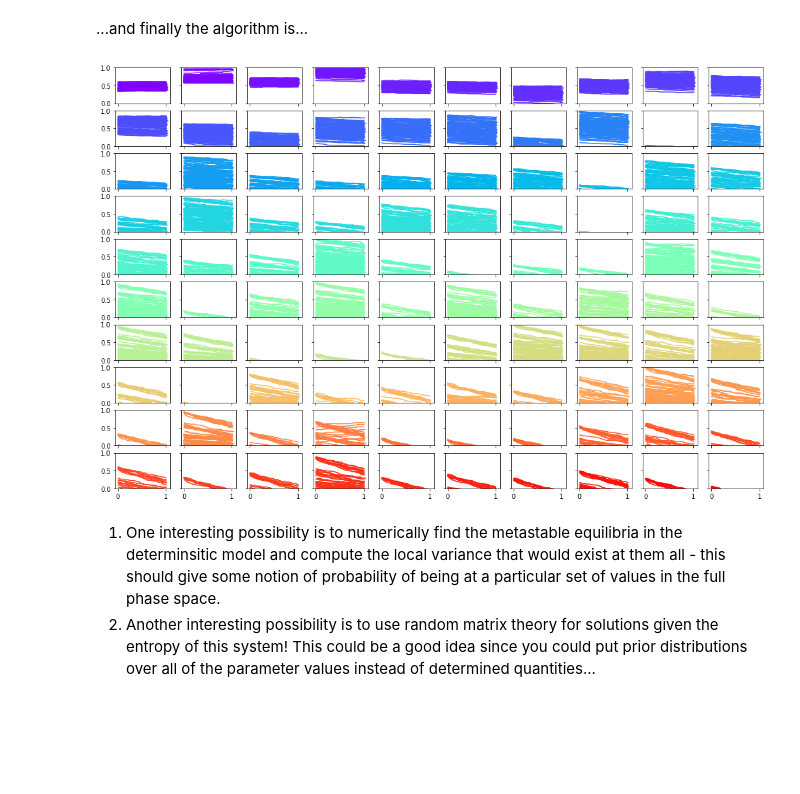
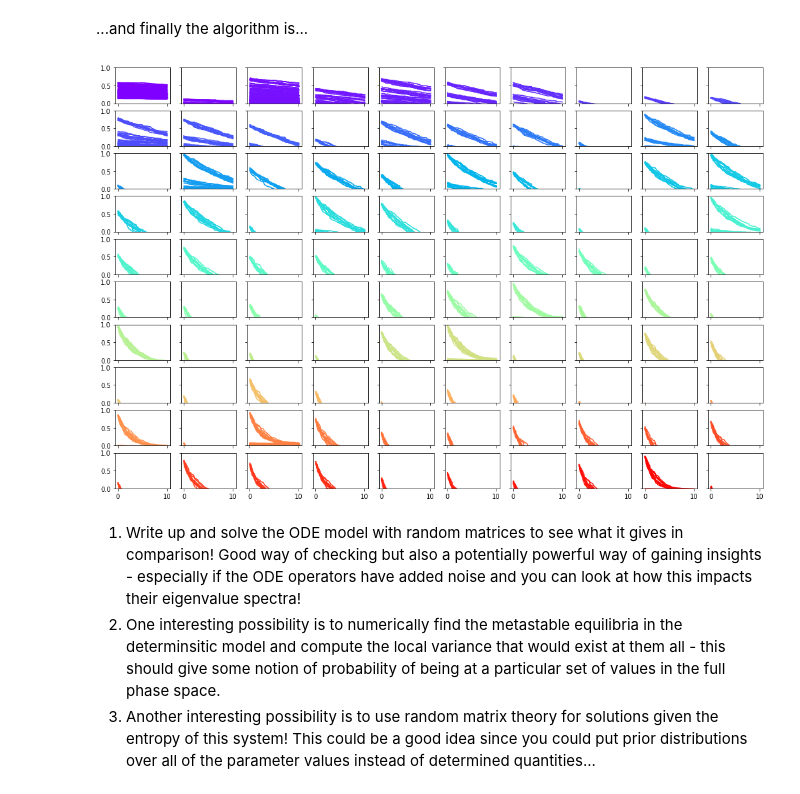
Before and after one commit to umbralcalc/multistatemem, a Jupyter notebook: pneumocode.ipynb, the cells around one changed output. Saved outputs shown, nothing was run; the diff lists cells and outputs as text; code cells hidden in the pictures; blank space fills up the shorter version.

```diff
--- a/pneumocode.ipynb
+++ b/pneumocode.ipynb
@@ -44,8 +44,8 @@ alpha_damping = 0.1
 number_of_realisations = 100
 realisations_per_run = 10                       # Should be a factor of the number of realisations
 time_at_beginning = 0.0                         # In units of years
-time_at_end = 1.0                               # In units of years
-do_nothing_timescale = 0.01                     # In units of years
+time_at_end = 10.0                              # In units of years
+do_nothing_timescale = 0.05                     # In units of years
 
 # Parameters for the output plot stack
 set_number_of_plot_columns = 10
@@ -169,7 +169,8 @@ for n in range(0,number_of_runs):
         elderly_recovery_event_rates = household_elderly_infectives*np.tensordot(np.ones(number_of_households),\
                                        np.tensordot(recovery_rates,np.ones(realisations_per_run),axes=0),axes=0)
 
-        # Calculate the total number of infectives in each household to consistently compute the replacement event rates
+        # Calculate the total number of infectives in each household
+        # to consistently compute the replacement event rates
         total_household_children_infectives = np.swapaxes(np.tensordot(np.sum(household_children_infectives,axis=1),\
                                                           np.ones(number_of_serotypes),axes=0),1,2)
         total_household_adult_infectives = np.swapaxes(np.tensordot(np.sum(household_adult_infectives,axis=1),\
@@ -177,7 +178,8 @@ for n in range(0,number_of_runs):
         total_household_elderly_infectives = np.swapaxes(np.tensordot(np.sum(household_elderly_infectives,axis=1),\
                                                          np.ones(number_of_serotypes),axes=0),1,2)
 
-        # Calculate the total number of suceptibles in each household to consistently compute the new carriage event rates
+        # Calculate the total number of suceptibles in each household
+        # to consistently compute the new carriage event rates
         total_household_children_susceptibles = number_of_children_in_each_household_tensor - \
                                                 total_household_children_infectives
         total_household_adult_susceptibles = number_of_adults_in_each_household_tensor - \
@@ -286,7 +288,7 @@ for n in range(0,number_of_runs):
                                                  np.ones(number_of_serotypes),axes=0)
         children_rec_rate_sum_tot = np.swapaxes(children_rec_rate_sum_tot,1,2)
         children_new_carriage_rate_sum = np.cumsum(children_new_carriage_event_rates,axis=1)
-        children_new_carriage_rate_sum_one_before = np.append(np.zeros((number_of_households,1,realisations_per_run)),\
+        children_new_carriage_rate_sum_one_before=np.append(np.zeros((number_of_households,1,realisations_per_run)),\
                                                               children_new_carriage_rate_sum[:,:-1,:],axis=1)
         children_new_carriage_rate_sum_tot = np.tensordot(np.sum(children_new_carriage_event_rates,axis=1),\
                                                  np.ones(number_of_serotypes),axes=0)
@@ -327,7 +329,8 @@ for n in range(0,number_of_runs):
                                         (((children_new_carriage_rate_sum+\
                                         children_rec_rate_sum_tot)/\
                                         sum_of_children_event_rates_in_each_household > \
-                                        event_realisations)*(event_realisations >= (children_new_carriage_rate_sum_one_before+\
+                                        event_realisations)*(event_realisations >= \
+                                        (children_new_carriage_rate_sum_one_before+\
                                         children_rec_rate_sum_tot)/sum_of_children_event_rates_in_each_household))
         household_children_infectives = household_children_infectives - terminated_realisations_per_run_tensor*\
                                          ((event_realisations < children_rec_rate_sum/\
@@ -336,7 +339,8 @@ for n in range(0,number_of_runs):
                                       (((adult_new_carriage_rate_sum+\
                                         adult_rec_rate_sum_tot)/\
                                         sum_of_adult_event_rates_in_each_household > \
-                                        event_realisations)*(event_realisations >= (adult_new_carriage_rate_sum_one_before+\
+                                        event_realisations)*(event_realisations >= \
+                                        (adult_new_carriage_rate_sum_one_before+\
                                         adult_rec_rate_sum_tot)/sum_of_adult_event_rates_in_each_household))
         household_adult_infectives = household_adult_infectives - terminated_realisations_per_run_tensor*\
                                       ((event_realisations < adult_rec_rate_sum/\
@@ -345,7 +349,8 @@ for n in range(0,number_of_runs):
                                         (((elderly_new_carriage_rate_sum+\
                                           elderly_rec_rate_sum_tot)/\
                                           sum_of_elderly_event_rates_in_each_household > \
-                                          event_realisations)*(event_realisations >= (elderly_new_carriage_rate_sum_one_before+\
+                                          event_realisations)*(event_realisations >= \
+                                         (elderly_new_carriage_rate_sum_one_before+\
                                           elderly_rec_rate_sum_tot)/sum_of_elderly_event_rates_in_each_household))
         household_elderly_infectives = household_elderly_infectives - terminated_realisations_per_run_tensor*\
                                           ((event_realisations < elderly_rec_rate_sum/\
@@ -356,7 +361,8 @@ for n in range(0,number_of_runs):
                                         (((children_new_carriage_rate_sum_tot+\
                                         children_rec_rate_sum_tot+children_replace_rate_sum)/\
                                         sum_of_children_event_rates_in_each_household > \
-                                        event_realisations)*(event_realisations >= (children_new_carriage_rate_sum_tot+\
+                                        event_realisations)*(event_realisations >= \
+                                        (children_new_carriage_rate_sum_tot+\
                                         children_rec_rate_sum_tot+children_replace_rate_sum_one_before)/\
                                         sum_of_children_event_rates_in_each_household))
         household_adult_infectives = household_adult_infectives - terminated_realisations_per_run_tensor*\
@@ -379,11 +385,17 @@ for n in range(0,number_of_runs):
         adult_seroticker_event_rate_before = 0.0
         elderly_seroticker_event_rate_before = 0.0
         for s in range(0,number_of_serotypes):
-            children_seroticker_event_rate = np.tensordot(competition_matrix[0:s+1,:], \
+            children_seroticker_event_rate = (number_of_children_in_each_household_tensor>\
+                                              total_household_children_infectives)*\
+                                              np.tensordot(competition_matrix[0:s+1,:], \
                                              children_new_carriage_event_rates[:,0:s+1,:],axes=([0],[1]))
-            adult_seroticker_event_rate = np.tensordot(competition_matrix[0:s+1,:], \
-                                          adult_new_carriage_event_rates[:,0:s+1,:],axes=([0],[1]))
-            elderly_seroticker_event_rate = np.tensordot(competition_matrix[0:s+1,:], \
+            adult_seroticker_event_rate = (number_of_adults_in_each_household_tensor>\
+                                           total_household_adult_infectives)*\
+                                           np.tensordot(competition_matrix[0:s+1,:], \
+                                           adult_new_carriage_event_rates[:,0:s+1,:],axes=([0],[1]))
+            elderly_seroticker_event_rate = (number_of_elderly_in_each_household_tensor>\
+                                             total_household_elderly_infectives)*\
+                                             np.tensordot(competition_matrix[0:s+1,:], \
                                             elderly_new_carriage_event_rates[:,0:s+1,:],axes=([0],[1]))
             household_children_infectives = household_children_infectives + terminated_realisations_per_run_tensor*\
                                             (((children_seroticker_event_rate+\
@@ -391,7 +403,7 @@ for n in range(0,number_of_runs):
                                             children_rec_rate_sum_tot)/\
                                             sum_of_children_event_rates_in_each_household > \
                                             event_realisations)*(event_realisations >= \
-                                            (children_seroticker_event_rate_before+children_new_carriage_rate_sum_tot+\
+                                        (children_seroticker_event_rate_before+children_new_carriage_rate_sum_tot+\
                                             children_rec_rate_sum_tot)/\
                                             sum_of_children_event_rates_in_each_household))
             household_adult_infectives = household_adult_infectives + terminated_realisations_per_run_tensor*\
@@ -422,34 +434,35 @@ for n in range(0,number_of_runs):
                                       household_elderly_infectives,axis=0).astype(float)/float(total_number_of_people)
 
         # Store plot data
         plot_data.append(seroprevalence_realisations)
         plot_data_times.append(t)
 
         # Trigger termination for the runs which have ended
         terminated_realisations_per_run = (t < time_at_end)
 
     # Plot the realisations of the seroprevalences
     for j,cn in zip(range(0,number_of_serotypes),colours):
         for i in range(0,realisations_per_run):
             ax[rown,columnn].plot(np.asarray(plot_data_times)[:,i],np.asarray(plot_data)[:,j,i],c=cn)
             ax[rown,columnn].set_ylim([0.0,1.0])
             if rown != set_number_of_plot_rows-1:
                 ax[rown,columnn].set_xticklabels([])
             if columnn != 0:
                 ax[rown,columnn].set_yticklabels([])
         columnn += 1
         if columnn == set_number_of_plot_columns:
             columnn = 0
             rown += 1
 
 # Change scale of plot
 F = pylab.gcf()
 DefaultSize = F.get_size_inches()
 F.set_size_inches((DefaultSize[0]*3,DefaultSize[1]*3))
 
 plt.show()
 # %% [output]
-[figure, old version]
+[figure, new version]
 # %% [markdown]
-1. One interesting possibility is to numerically find the metastable equilibria in the determinsitic model and compute the local variance that would exist at them all - this should give some notion of probability of being at a particular set of values in the full phase space.
+1. Write up and solve the ODE model with random matrices to see what it gives in comparison! Good way of checking but also a potentially powerful way of gaining insights - especially if the ODE operators have added noise and you can look at how this impacts their eigenvalue spectra!
+2. One interesting possibility is to numerically find the metastable equilibria in the determinsitic model and compute the local variance that would exist at them all - this should give some notion of probability of being at a particular set of values in the full phase space.
 2. Another interesting possibility is to use random matrix theory for solutions given the entropy of this system! This could be a good idea since you could put prior distributions over all of the parameter values instead of determined quantities...
```
